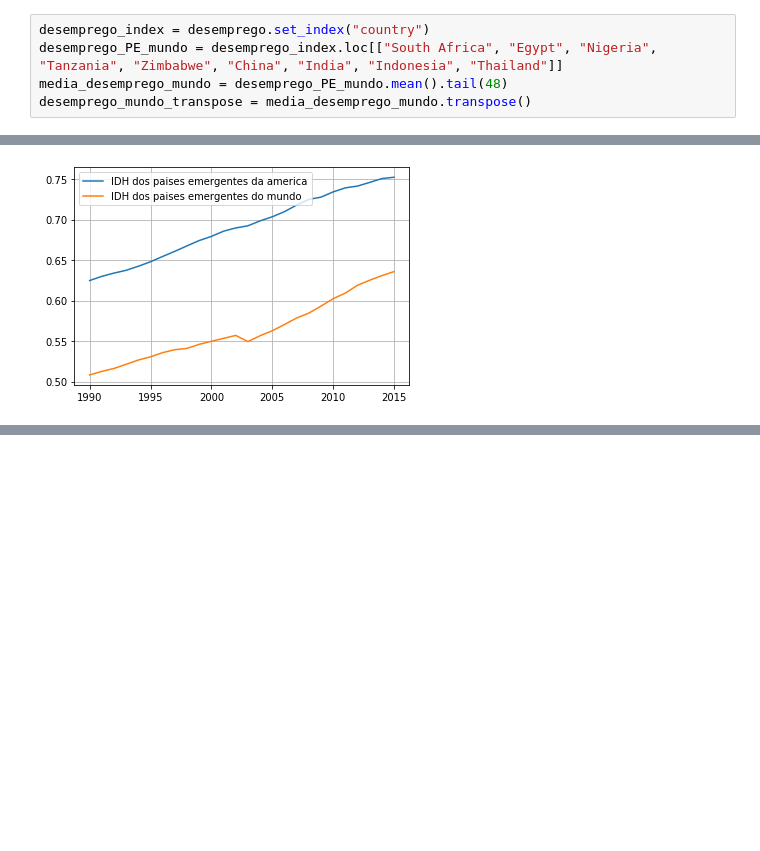
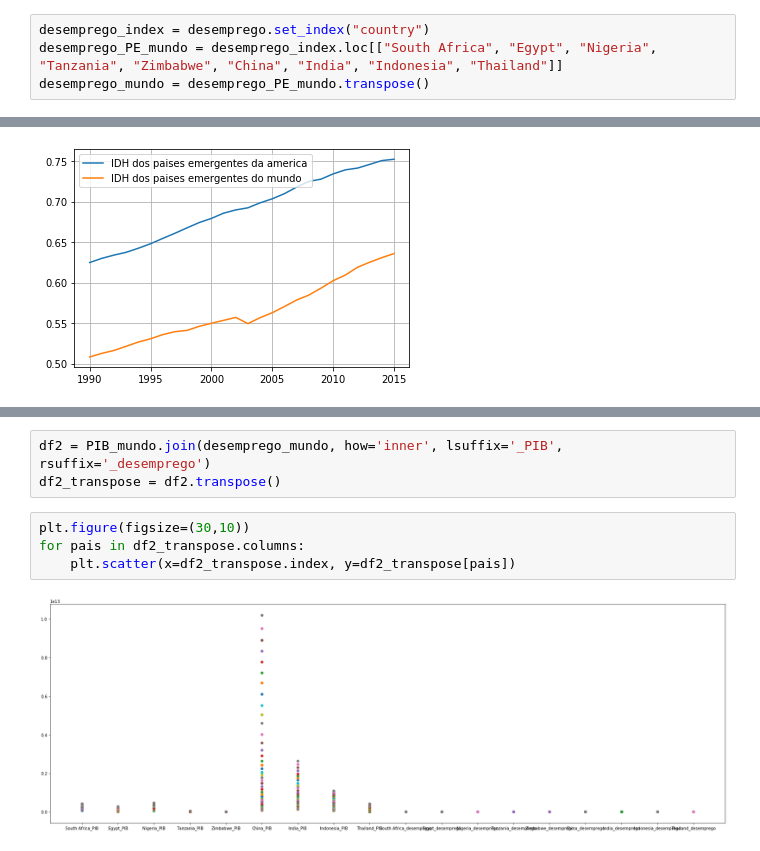
Before and after one commit to HenriqueFeola19/Projeto-1-Henrique-Feola, a Jupyter notebook: Projeto 1-checkpoint.ipynb, the cells around one changed output, grey strips where cells are left out. Cells and saved outputs as stored; diff of their text form; blank space fills up the shorter version.

```diff
--- a/Projeto 1-checkpoint.ipynb
+++ b/Projeto 1-checkpoint.ipynb
@@ -70,8 +69,7 @@ desemprego_america_transpose = media_desemprego_america.transpose()
 # %%
 desemprego_index = desemprego.set_index("country")
 desemprego_PE_mundo = desemprego_index.loc[["South Africa", "Egypt", "Nigeria", "Tanzania", "Zimbabwe", "China", "India", "Indonesia", "Thailand"]]
-media_desemprego_mundo = desemprego_PE_mundo.mean().tail(48)
-desemprego_mundo_transpose = media_desemprego_mundo.transpose()
+desemprego_mundo = desemprego_PE_mundo.transpose()
 # %%
 plt.plot(media_desemprego_america, label="desemprego america(%)")
 plt.plot(media_desemprego_mundo, label="desemprego mundo(%)")
@@ -162,0 +160,9 @@ KeyError: 1947
+# %%
+df2 = PIB_mundo.join(desemprego_mundo, how='inner', lsuffix='_PIB', rsuffix='_desemprego')
+df2_transpose = df2.transpose()
+# %%
+plt.figure(figsize=(30,10))
+for pais in df2_transpose.columns:
+    plt.scatter(x=df2_transpose.index, y=df2_transpose[pais])
+# %% [output]
+[figure, added]
```
Also changed, not shown: parts of 7 cells of this notebook.
